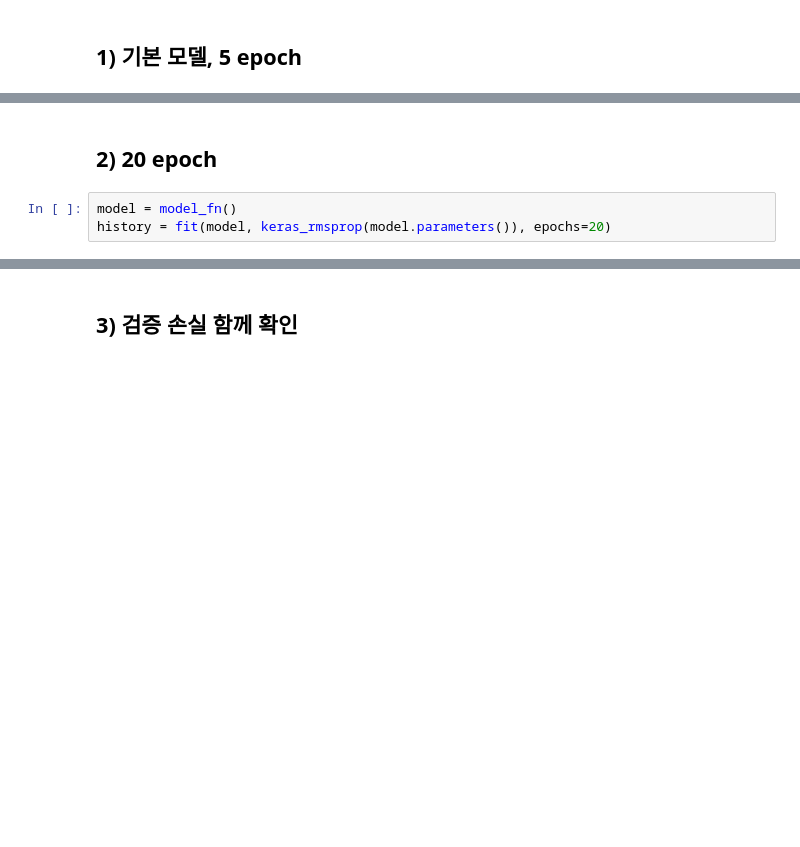
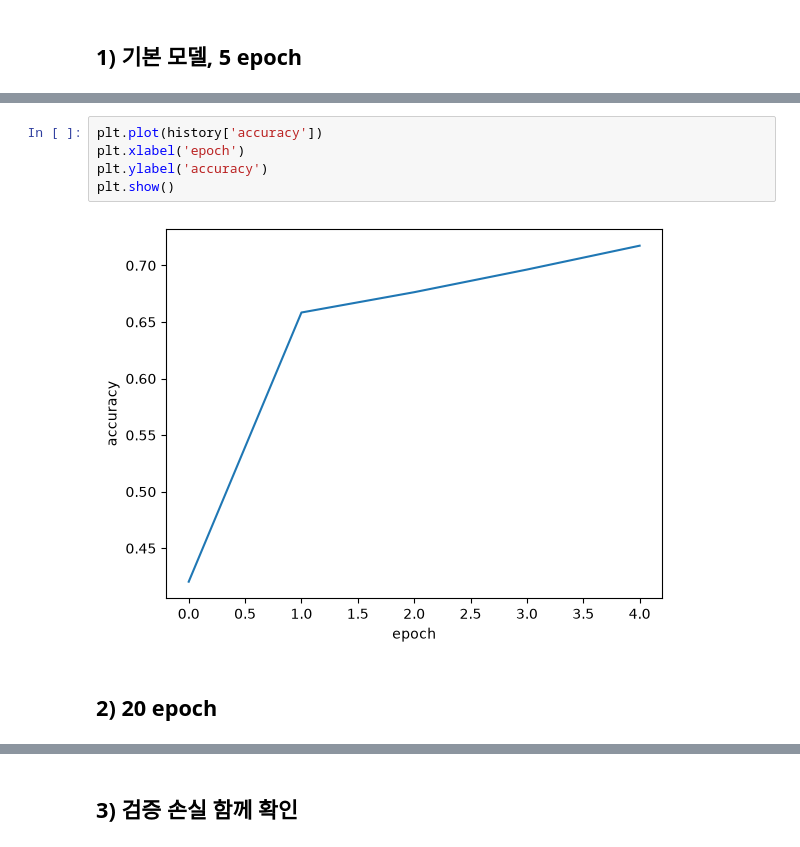
Before and after one commit to a1ljmook/Inflearn-hg-mldl, a Jupyter notebook: 7-3_pytorch.ipynb, the cells around one changed output, grey strips where cells are left out. Drawn from its saved outputs; the diff is of its cells as text; blank space fills up the shorter version.

```diff
--- a/7-3_pytorch.ipynb
+++ b/7-3_pytorch.ipynb
@@ -207,5 +211,9 @@ plot_history(history, ["accuracy"], ylabel="accuracy")
+# %%
+plt.plot(history['accuracy'])
+plt.xlabel('epoch')
+plt.ylabel('accuracy')
+plt.show()
+# %% [output]
+[figure, added]
 # %% [markdown]
 ## 2) 20 epoch
-# %%
-model = model_fn()
-history = fit(model, keras_rmsprop(model.parameters()), epochs=20)
```
Also changed, not shown: parts of 70 cells of this notebook, 7 other files.
